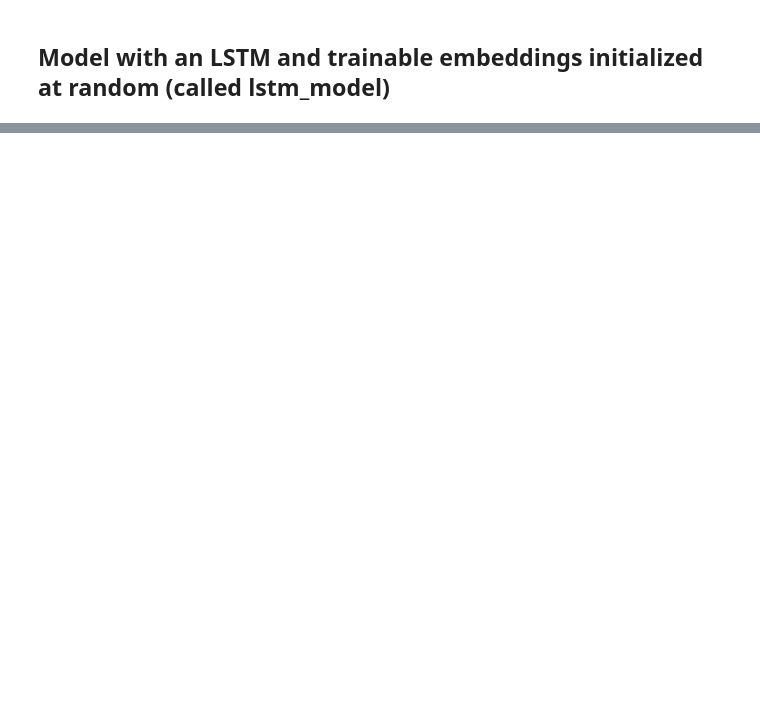
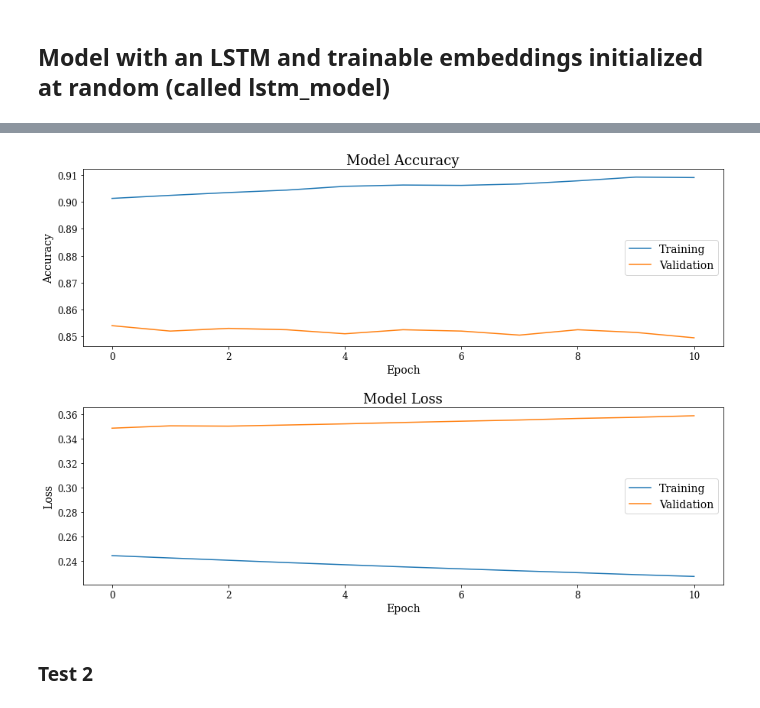
Before and after one commit to limited-fion/deep-learning-cw, a Jupyter notebook: 05_cw.ipynb, the cells around one changed output, grey strips where cells are left out. Cells and saved outputs as stored; diff of their text form; code cells hidden in the pictures; blank space fills up the shorter version.

```diff
--- a/05_cw.ipynb
+++ b/05_cw.ipynb
@@ -1333,0 +1352,4 @@ ValueError: ignored
+# %%
+history = embeddings_model.fit(x_train, y_train, batch_size=32, epochs=epochs, callbacks=[early_stop], validation_data=(x_val,y_val))
+print('Final test accuracy is:')
+embeddings_model.evaluate(x_test, y_test)
@@ -1333,0 +1418,6 @@ ValueError: ignored
+# %%
+plot_history(history, 'embeddings_lstm_1.png', metric='accuracy')
+# %% [output]
+[figure, added]
+# %% [markdown]
+### Test 2
```
Also changed, not shown: parts of 12 cells of this notebook.
